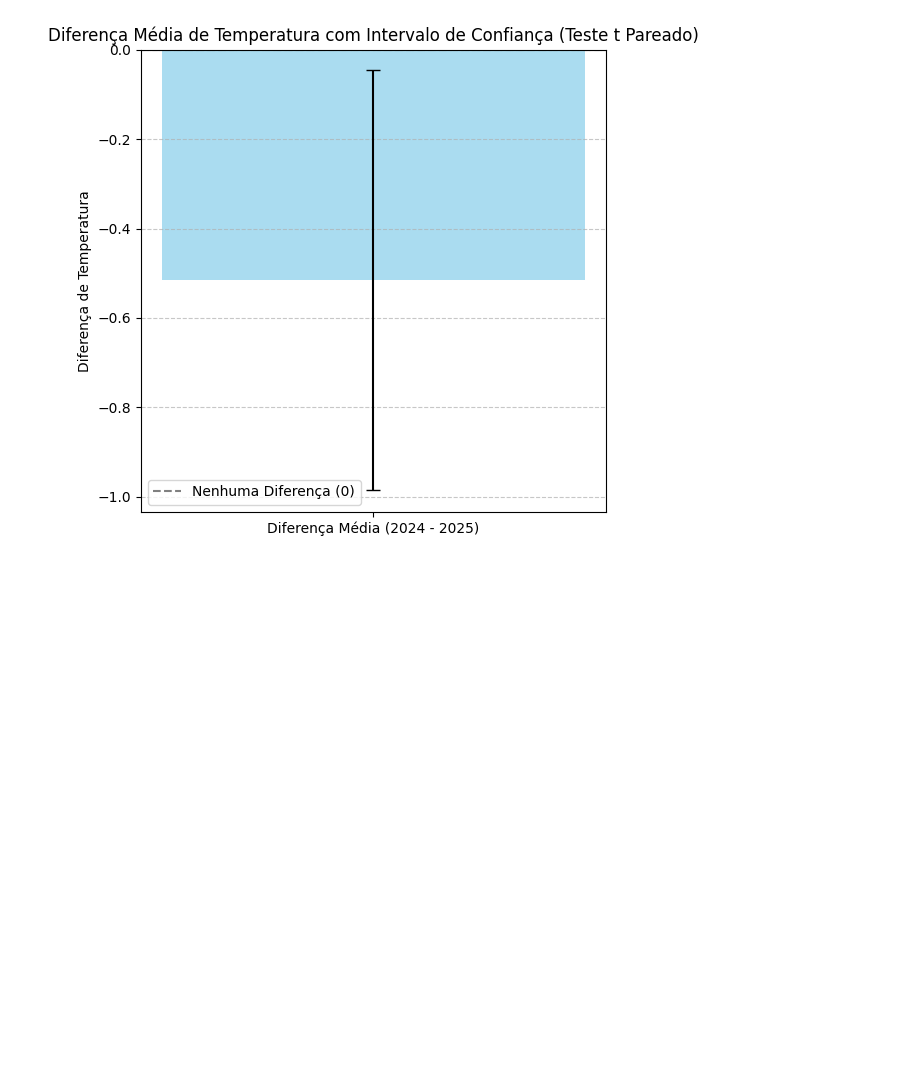
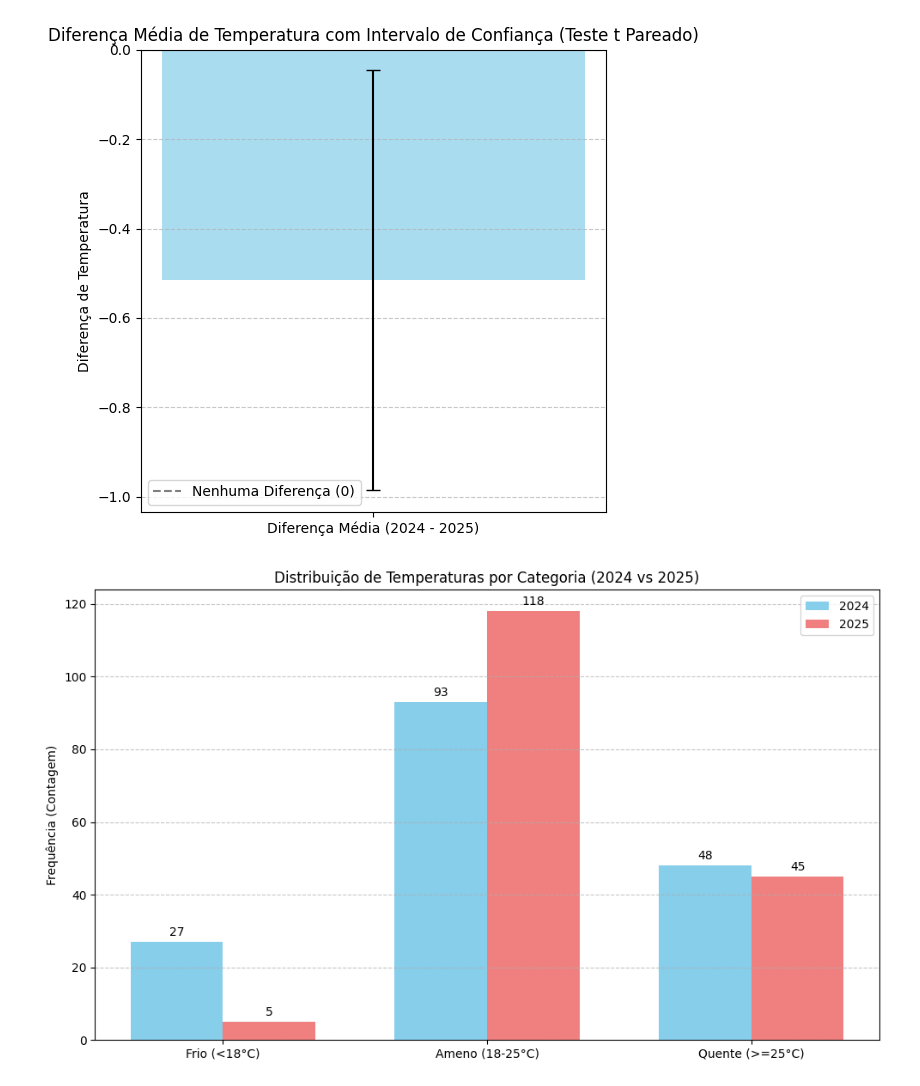
Before and after one commit to kauespacki/DataScience, a Jupyter notebook: datascience.ipynb, the cells around one changed output. Cells and saved outputs as stored; diff of their text form; code cells hidden in the pictures; blank space fills up the shorter version.

```diff
--- a/datascience.ipynb
+++ b/datascience.ipynb
@@ -405,3 +405,40 @@ Teste t pareado entre 2024 e 2025:
   Valor p: 0.0319
   Rejeitamos a hipótese nula: Há uma diferença estatisticamente significativa entre as médias pareadas.
 [figure]
+# %%
+import matplotlib.pyplot as plt
+import numpy as np
+
+# As contagens de categorias foram calculadas anteriormente e estão disponíveis em:
+# contagem_categorias_2024
+# contagem_categorias_2025
+
+labels = contagem_categorias_2024.index # Usar os rótulos das categorias
+counts_2024 = contagem_categorias_2024.values
+counts_2025 = contagem_categorias_2025.values
+
+x = np.arange(len(labels))  # Localização dos rótulos
+width = 0.35  # Largura das barras
+
+fig, ax = plt.subplots(figsize=(10, 6))
+rects1 = ax.bar(x - width/2, counts_2024, width, label='2024', color='skyblue')
+rects2 = ax.bar(x + width/2, counts_2025, width, label='2025', color='lightcoral')
+
+# Adiciona títulos, rótulos e legenda
+ax.set_ylabel('Frequência (Contagem)')
+ax.set_title('Distribuição de Temperaturas por Categoria (2024 vs 2025)')
+ax.set_xticks(x)
+ax.set_xticklabels(labels)
+ax.legend()
+
+# Adiciona os valores no topo de cada barra para melhor clareza
+ax.bar_label(rects1, padding=3)
+ax.bar_label(rects2, padding=3)
+
+fig.tight_layout()
+
+# Adiciona uma grade para melhor visualização
+plt.grid(axis='y', linestyle='--', alpha=0.7)
+plt.show()
+# %% [output]
+[figure, added]
```
Also changed, not shown: parts of 2 cells of this notebook.
